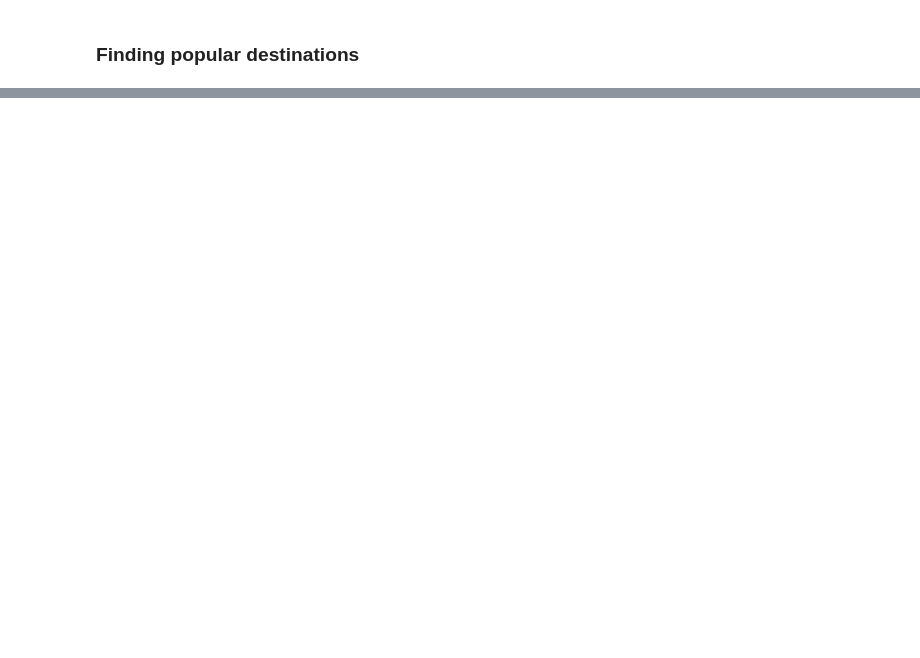
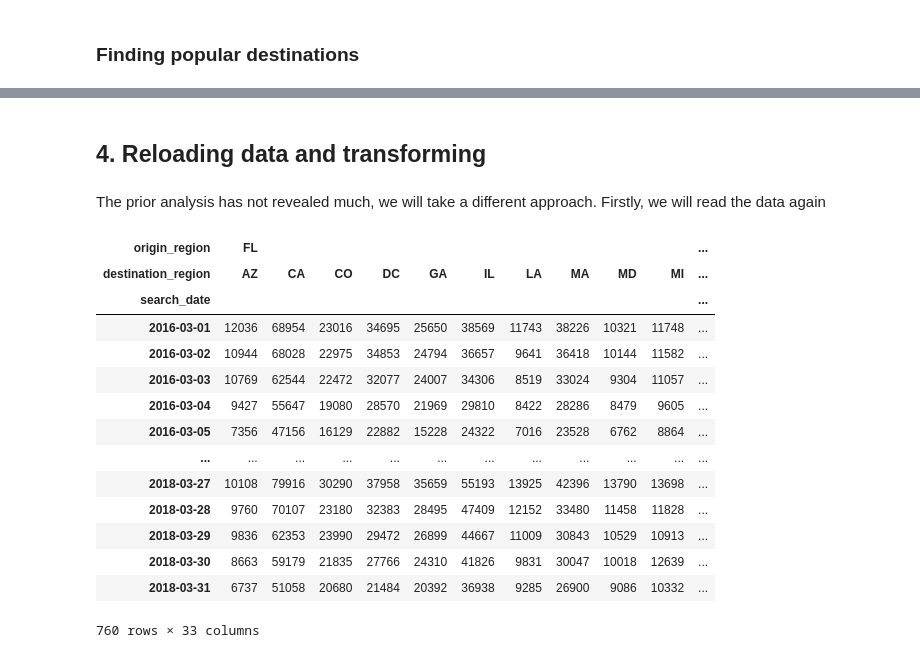
Before and after one commit to zkhatib1212/NY-FL-Flight-Demand, a Jupyter notebook: Flight Demand Exploration 1.0.ipynb, the cells around one changed output, grey strips where cells are left out. Cells and saved outputs as stored; diff of their text form; code cells hidden in the pictures; blank space fills up the shorter version.

Commit message:
trying a new approach, work in progress

```diff
--- a/Flight Demand Exploration 1.0.ipynb
+++ b/Flight Demand Exploration 1.0.ipynb
@@ -131,0 +116,29 @@ AssertionError: one equals two
+# %% [markdown]
+## 4. Reloading data and transforming
+# %% [markdown]
+The prior analysis has not revealed much, we will take a different approach. Firstly, we will read the data again
+# %%
+df = pd.read_csv('NY_FL_flight_demand.csv')
+# %%
+"""
+Reshaping the dataframe, s.t. demand for each (origin, destination) is computed.\
+Furthermore, since the demand is at the airport level. For brevity will be summed up at the state level.
+"""
+df_pivot = df.pivot_table(values='flight_demand',index=['search_date'],
+               columns=['origin_region','destination_region'], aggfunc='sum' )
+# %% [output]
+| origin_region | FL |  |  |  |  |  |  |  |  |  | ... |
+| destination_region | AZ | CA | CO | DC | GA | IL | LA | MA | MD | MI | ... |
+| search_date |  |  |  |  |  |  |  |  |  |  | ... |
+| 2016-03-01 | 12036 | 68954 | 23016 | 34695 | 25650 | 38569 | 11743 | 38226 | 10321 | 11748 | ... |
+| 2016-03-02 | 10944 | 68028 | 22975 | 34853 | 24794 | 36657 | 9641 | 36418 | 10144 | 11582 | ... |
+| 2016-03-03 | 10769 | 62544 | 22472 | 32077 | 24007 | 34306 | 8519 | 33024 | 9304 | 11057 | ... |
+| 2016-03-04 | 9427 | 55647 | 19080 | 28570 | 21969 | 29810 | 8422 | 28286 | 8479 | 9605 | ... |
+| 2016-03-05 | 7356 | 47156 | 16129 | 22882 | 15228 | 24322 | 7016 | 23528 | 6762 | 8864 | ... |
+| ... | ... | ... | ... | ... | ... | ... | ... | ... | ... | ... | ... |
+| 2018-03-27 | 10108 | 79916 | 30290 | 37958 | 35659 | 55193 | 13925 | 42396 | 13790 | 13698 | ... |
+| 2018-03-28 | 9760 | 70107 | 23180 | 32383 | 28495 | 47409 | 12152 | 33480 | 11458 | 11828 | ... |
+| 2018-03-29 | 9836 | 62353 | 23990 | 29472 | 26899 | 44667 | 11009 | 30843 | 10529 | 10913 | ... |
+| 2018-03-30 | 8663 | 59179 | 21835 | 27766 | 24310 | 41826 | 9831 | 30047 | 10018 | 12639 | ... |
+| 2018-03-31 | 6737 | 51058 | 20680 | 21484 | 20392 | 36938 | 9285 | 26900 | 9086 | 10332 | ... |
+760 rows × 33 columns
```
Also changed, not shown: parts of 19 cells of this notebook.
